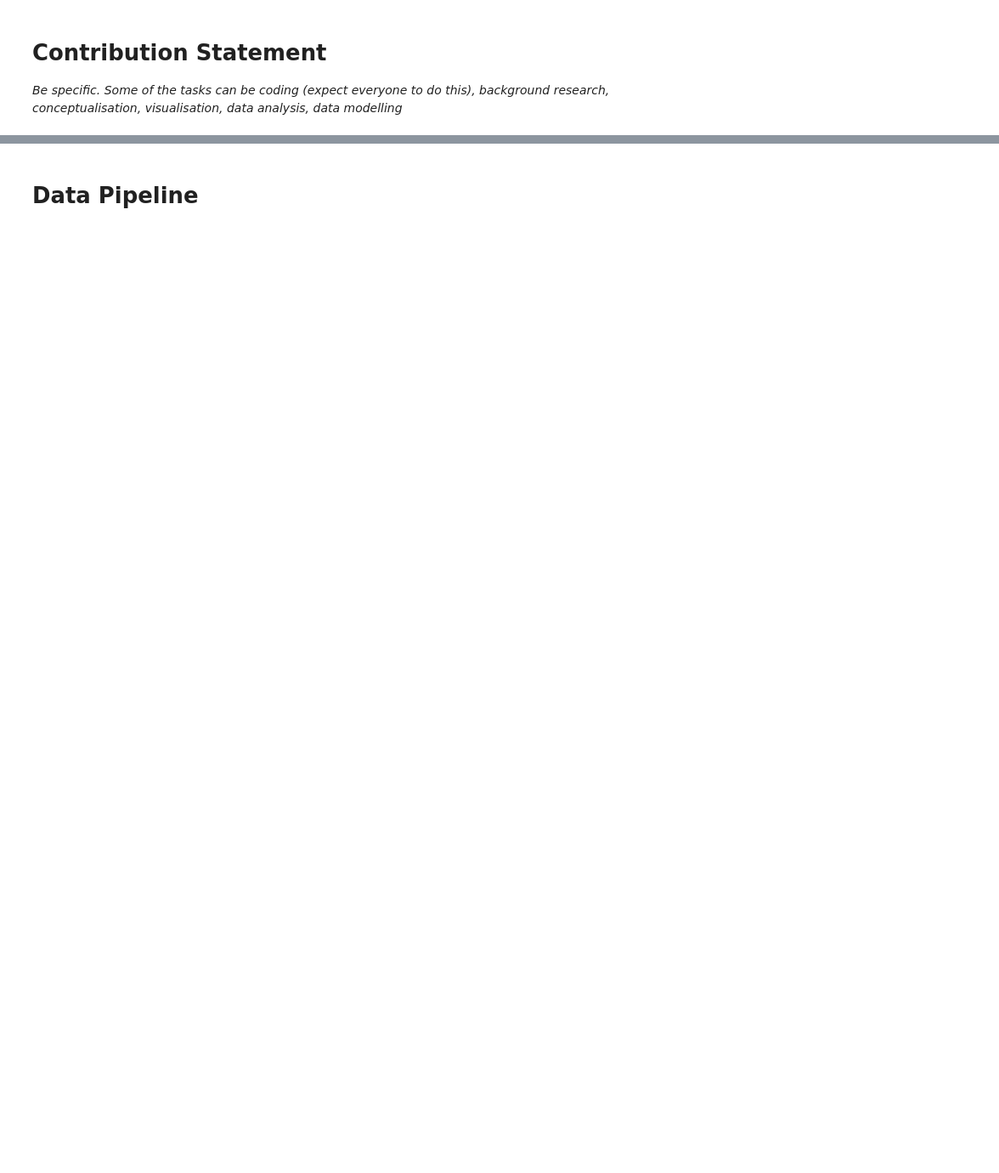
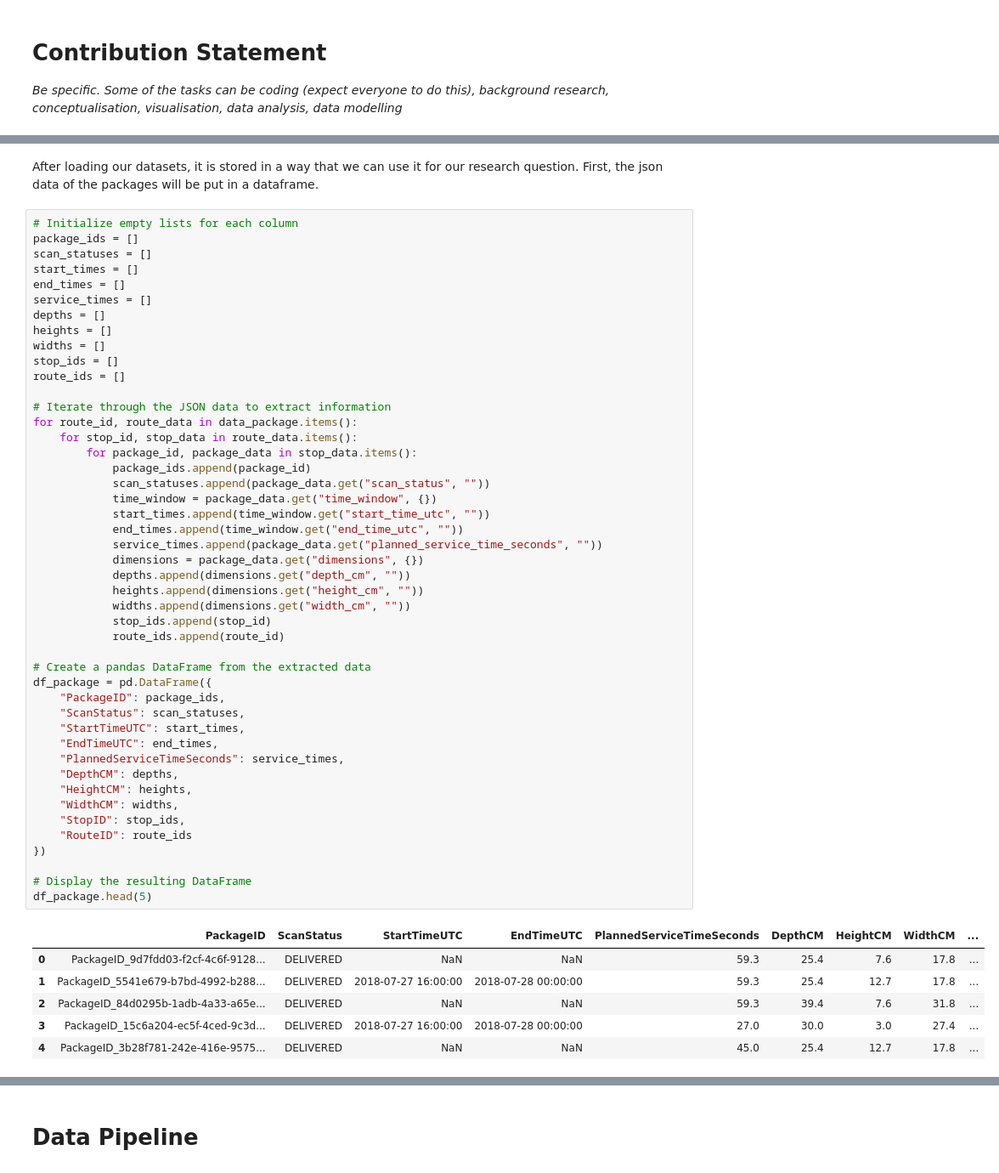
Before and after one commit to ftamsma/Group33_TIL, a Jupyter notebook: project_template.ipynb, the cells around one changed output, grey strips where cells are left out. Shown at 85% size. Saved outputs shown, nothing was run; the diff lists cells and outputs as text; blank space fills up the shorter version.

```diff
--- a/project_template.ipynb
+++ b/project_template.ipynb
@@ -53,0 +57,55 @@ with open(json_file_path_route, 'r') as file:
+# %% [markdown]
+After loading our datasets, it is stored in a way that we can use it for our research question. First, the json data of the packages will be put in a dataframe.
+# %%
+# Initialize empty lists for each column
+package_ids = []
+scan_statuses = []
+start_times = []
+end_times = []
+service_times = []
+depths = []
+heights = []
+widths = []
+stop_ids = []
+route_ids = []
+
+# Iterate through the JSON data to extract information
+for route_id, route_data in data_package.items():
+    for stop_id, stop_data in route_data.items():
+        for package_id, package_data in stop_data.items():
+            package_ids.append(package_id)
+            scan_statuses.append(package_data.get("scan_status", ""))
+            time_window = package_data.get("time_window", {})
+            start_times.append(time_window.get("start_time_utc", ""))
+            end_times.append(time_window.get("end_time_utc", ""))
+            service_times.append(package_data.get("planned_service_time_seconds", ""))
+            dimensions = package_data.get("dimensions", {})
+            depths.append(dimensions.get("depth_cm", ""))
+            heights.append(dimensions.get("height_cm", ""))
+            widths.append(dimensions.get("width_cm", ""))
+            stop_ids.append(stop_id)
+            route_ids.append(route_id)
+
+# Create a pandas DataFrame from the extracted data
+df_package = pd.DataFrame({
+    "PackageID": package_ids,
+    "ScanStatus": scan_statuses,
+    "StartTimeUTC": start_times,
+    "EndTimeUTC": end_times,
+    "PlannedServiceTimeSeconds": service_times,
+    "DepthCM": depths,
+    "HeightCM": heights,
+    "WidthCM": widths,
+    "StopID": stop_ids,
+    "RouteID": route_ids
+})
+
+# Display the resulting DataFrame
+df_package.head(5)
+# %% [output]
+|  | PackageID | ScanStatus | StartTimeUTC | EndTimeUTC | PlannedServiceTimeSeconds | DepthCM | HeightCM | WidthCM | ... |
+| 0 | PackageID_9d7fdd03-f2cf-4c6f-9128... | DELIVERED | NaN | NaN | 59.3 | 25.4 | 7.6 | 17.8 | ... |
+| 1 | PackageID_5541e679-b7bd-4992-b288... | DELIVERED | 2018-07-27 16:00:00 | 2018-07-28 00:00:00 | 59.3 | 25.4 | 12.7 | 17.8 | ... |
+| 2 | PackageID_84d0295b-1adb-4a33-a65e... | DELIVERED | NaN | NaN | 59.3 | 39.4 | 7.6 | 31.8 | ... |
+| 3 | PackageID_15c6a204-ec5f-4ced-9c3d... | DELIVERED | 2018-07-27 16:00:00 | 2018-07-28 00:00:00 | 27.0 | 30.0 | 3.0 | 27.4 | ... |
+| 4 | PackageID_3b28f781-242e-416e-9575... | DELIVERED | NaN | NaN | 45.0 | 25.4 | 12.7 | 17.8 | ... |
```
Also changed, not shown: parts of 16 cells of this notebook.
